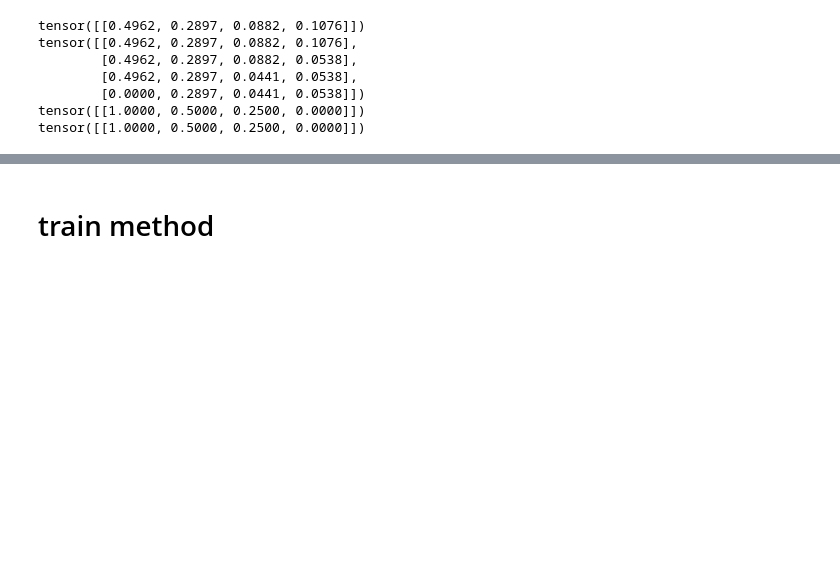
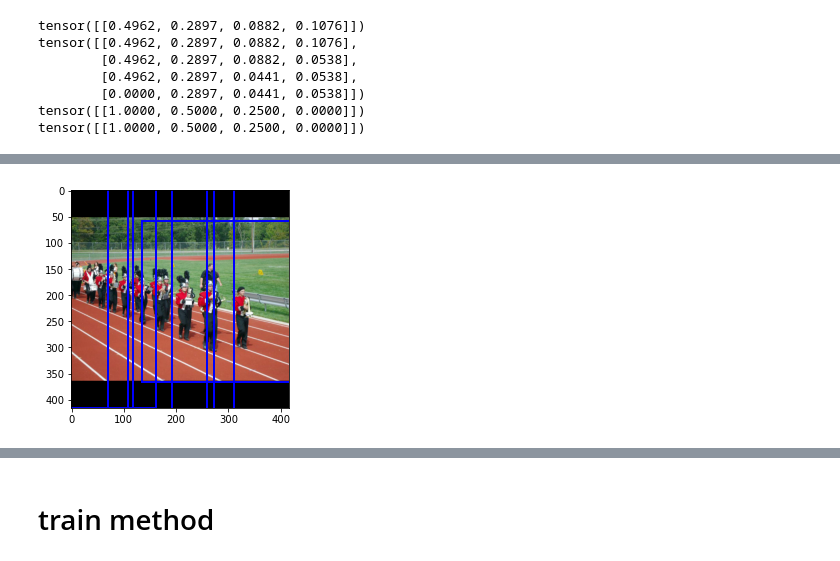
Before and after one commit to JRitmeester/ACVPR, a Jupyter notebook: YOLOv3.ipynb, the cells around one changed output, grey strips where cells are left out. Saved outputs shown, nothing was run; the diff lists cells and outputs as text; code cells hidden in the pictures; blank space fills up the shorter version.

```diff
--- a/YOLOv3.ipynb
+++ b/YOLOv3.ipynb
@@ -249,7 +238,7 @@ class Config:
     self.BATCH_SIZE = 10
     self.IMAGE_SIZE = 416
     self.LEARNING_RATE = 1e-3
-    self.WEIGHT_DECAY = 1e-4 #staat uit nu om te overfitten, kan aan tijdens echte trainen
+    self.WEIGHT_DECAY = 0#1e-4 #staat uit nu om te overfitten, kan aan tijdens echte trainen
     self.NUM_EPOCHS = 100
     self.CONF_THRESHOLD = 0.7#0.05
     self.MAP_IOU_THRESH = 0.25#0.5
@@ -1472,0 +1501,79 @@ tensor([[1.0000, 0.5000, 0.2500, 0.0000]])
+# %%
+model = YOLOv3().to(CONFIG.DEVICE)
+# %%
+import torch
+import torch.optim as optim
+
+from tqdm import tqdm
+
+import warnings
+from IPython.display import clear_output
+from sklearn.model_selection import KFold
+
+test_lr = 1e-4
+anchors = CONFIG.ANCHORS
+
+def train_model(model, train_loader, epochs):
+
+
+    optimizer = optim.Adam(
+        model.parameters(), lr=test_lr, weight_decay=0
+    )
+
+    loss_fn = YoloLoss()
+
+    for epoch in tqdm(range(epochs)):
+        for i, (x, y) in enumerate(train_loader_evaluation):
+
+            x = x.to(CONFIG.DEVICE)
+
+            model.train()
+
+            optimizer.zero_grad()
+
+            out = model(x)
+
+            out_cpu = [output.to("cpu") for output in out]
+
+            loss = (
+                    loss_fn(out[0], y[0].to(CONFIG.DEVICE))
+                    + loss_fn(out[1], y[1].to(CONFIG.DEVICE))
+                    + loss_fn(out[2], y[2].to(CONFIG.DEVICE))
+                )
+
+            loss.backward()
+
+            optimizer.step()
+
+            if epoch % 50 == 0:
+
+                bboxes_batch = UTILS.cellvectors_to_bboxes(out_cpu, CONFIG.ANCHORS)
+
+
+                for i in range(len(x)):
+
+                    bboxes = UTILS.non_max_suppression(bboxes_batch[i], threshold=0.7)
+
+                    UTILS.plot_image(x[i].permute(1, 2, 0).to("cpu"), bboxes)
+
+                    print("predicted boxvectors:")
+
+                    print(out_cpu[0][i][loss_fn.obj_present(y[0][i])])
+
+                    print("target boxvectors:")
+
+                    print(y[0][i][loss_fn.obj_present(y[0][i])])
+
+
+                    print("loss: {}".format(loss))
+
+                # mean_ap = UTILS.evaluate_model(train_loader_evaluation, model)
+
+                # print("map: {}".format(mean_ap))
+
+
+train_loader, test_loader, train_loader_evaluation = UTILS.get_loaders()
+
+train_model(model, train_loader_evaluation, 201)
+# %% [output]
+[figure, added]
```
Also changed, not shown: parts of 8 cells of this notebook.
